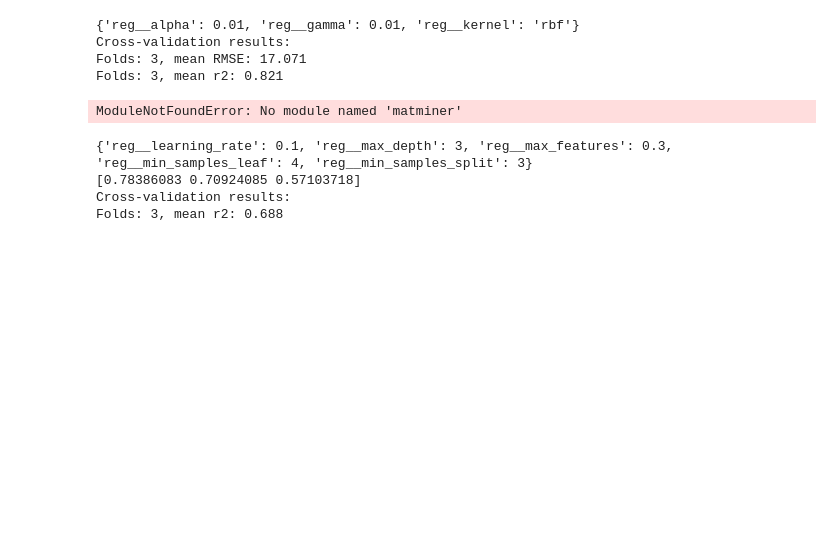
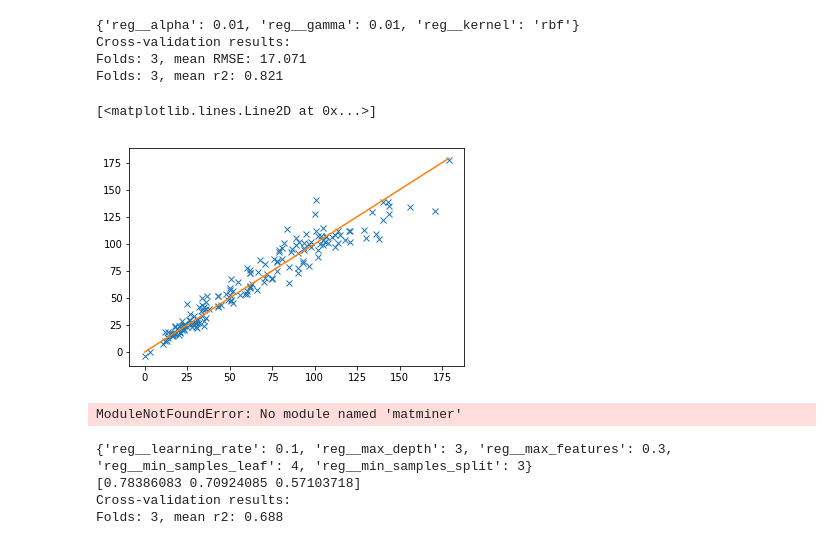
Before and after one commit to ahzeeshan/screening-ml, a Jupyter notebook: data-gen/model_features.ipynb, the cells around one changed output. Cells and saved outputs as stored; diff of their text form; code cells hidden in the pictures; blank space fills up the shorter version.

```diff
--- a/data-gen/model_features.ipynb
+++ b/data-gen/model_features.ipynb
@@ -291,6 +298,13 @@ print('Folds: %i, mean r2: %.3f' % (len(r2scores), np.mean(r2scores)))
 Cross-validation results:
 Folds: 3, mean RMSE: 17.071
 Folds: 3, mean r2: 0.821
+# %%
+y = data['ydata'][:,1]
+plt.plot(y, reg2.predict(X),'x')
+plt.plot(np.linspace(min(y), max(y), 100), np.linspace(min(y), max(y), 100))
+# %% [output]
+[<matplotlib.lines.Line2D at 0x...>]
+[figure, added]
 # %%
 from matminer.figrecipes.plotly.make_plots import PlotlyFig
 pf_rf = PlotlyFig(x_title='DFT (MP) C12 (GPa)',
```
Also changed, not shown: parts of 1 cell of this notebook.
